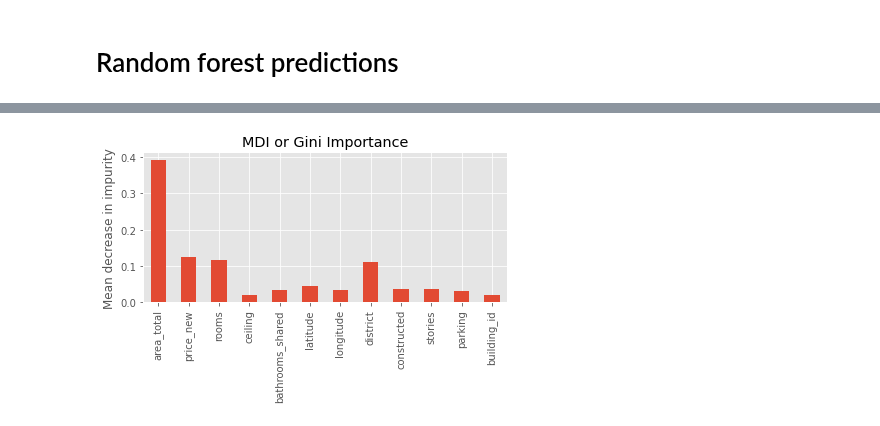
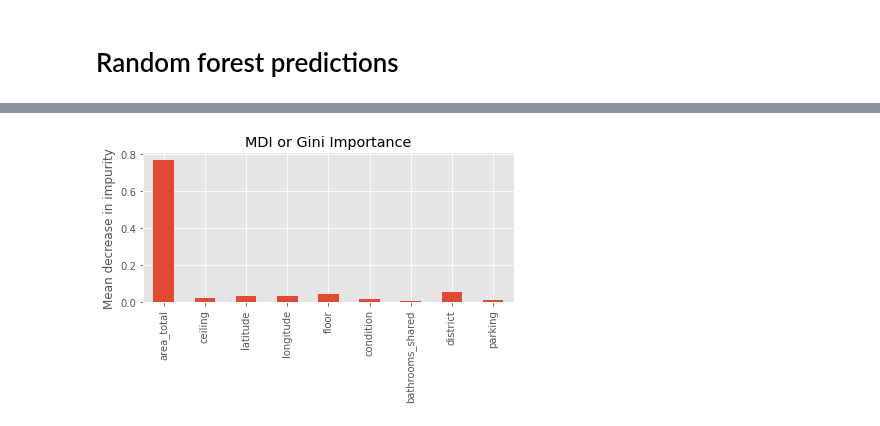
Before and after one commit to henrfj/TDT4173-ML, a Jupyter notebook: laure-testsite/random_forest_prediction.ipynb, the cells around one changed output, grey strips where cells are left out. Cells and saved outputs as stored; diff of their text form; code cells hidden in the pictures.

```diff
--- a/laure-testsite/random_forest_prediction.ipynb
+++ b/laure-testsite/random_forest_prediction.ipynb
@@ -20,42 +23,34 @@ def root_mean_squared_log_error(y_true, y_pred):
 # %%
-metaData_apartment = pd.read_json('../data/apartments_meta.json')
-metaData_building = pd.read_json('../data/buildings_meta.json')
-metaData_apartment.at[0, 'name'] = 'apartment_id'
-metaData_building.at[0, 'name'] = 'building_id'
-metaData = pd.concat([metaData_apartment, metaData_building])
+metaData = u.getAllMetadata()
 
-train_apartment = pd.read_csv('../data/apartments_train.csv')
-train_building = pd.read_csv('../data/buildings_train.csv')
-train = pd.merge(train_apartment, train_building.set_index('id'), how='left', left_on='building_id', right_on='id')
+train = u.getAllTrainData()
 # train.rename(columns={'id_x' : 'apartment_id'}, inplace=True)
 # train.drop('id_y', axis=1, inplace=True)
 
-test_apartment = pd.read_csv('../data/apartments_test.csv')
-test_building = pd.read_csv('../data/buildings_test.csv')
-test = pd.merge(test_apartment, test_building.set_index('id'), how='left', left_on='building_id', right_on='id')
+test = u.getAllTestData()
 # test.rename(columns={'id_x' : 'apartment_id'}, inplace=True)
 # test.drop('id_y', axis=1, inplace=True)
 test = test.fillna(test.mean())
 # %%
 ####### SETTINGS ##############
-test_size = 0.15
+test_size = 0.2
 random_state_split = 42
 outliers_value = 4
 all_features = ['seller','area_total','area_kitchen','area_living','floor','rooms','layout','ceiling','bathrooms_shared','bathrooms_private','windows_court','windows_street','balconies','loggias','condition','phones','building_id', 'new','latitude','longitude','district','constructed','material','stories','elevator_without','elevator_passenger','elevator_service','parking','garbage_chute','heating']
-features = ["area_total", "price_new", "rooms", "ceiling", "bathrooms_shared", "latitude", "longitude", "district", "constructed", "stories", "parking", "building_id"]
-n_estimators=300
+features = ["area_total", "ceiling", "latitude", "longitude", "floor", "condition", "bathrooms_shared", "district", "parking"]
+n_estimators=500
 criterion='mse'          #root_mean_squared_log_error
 max_depth=None
 min_weight_fraction_leaf=0.0
-max_features='sqrt'
+max_features='auto'
 max_leaf_nodes=None
 min_impurity_decrease=0.0
 bootstrap=True
 oob_score=False
-n_jobs=None
-random_state_model=2
+n_jobs=-1
+random_state_model=12
 verbose=0
-warm_start=True
+warm_start=False
 ccp_alpha=0.0
 max_samples=None
 # %%
@@ -123,3 +92,17 @@ See the caveats in the documentation: https://pandas.pydata.org/pandas-docs/stab
+# %%
+import utils
+###### MISSING VALUES
+# area_living
+train = utils.fillnaReg(train, ['area_total'], 'area_living')
+
+# area_kitchen
+train = utils.fillnaReg(train, ['area_total', 'area_living'], 'area_kitchen')
+
+# ceiling
+train = utils.fillnaReg(train, ['stories'], 'ceiling')
+
+# # district
+# train = utils.fillnaReg(train, ['r', 'theta'], 'district')
 # %%
 train.fillna(train.mean(), inplace = True)
 train_data, test_data = train_test_split(train, test_size=test_size, random_state=random_state_split, stratify=np.log(train.price).round())
@@ -162,12 +155,5 @@ RandomForestRegressor(max_features='sqrt', n_estimators=300, random_state=2,
-# %%
-importances = model2.feature_importances_
-forest_importances = pd.Series(importances, index=X_train.columns)
-
-fig, ax = plt.subplots()
-forest_importances.plot.bar(ax=ax)
-ax.set_title("MDI or Gini Importance")
-ax.set_ylabel("Mean decrease in impurity")
-fig.tight_layout()
-# %% [output]
-[figure, removed]
+# %%
+u.getFeatureImportanceGraph(model2, X_train)
+# %% [output]
+[figure, added]
 # %%
```
Also changed, not shown: parts of 10 cells of this notebook, 8 other files.
